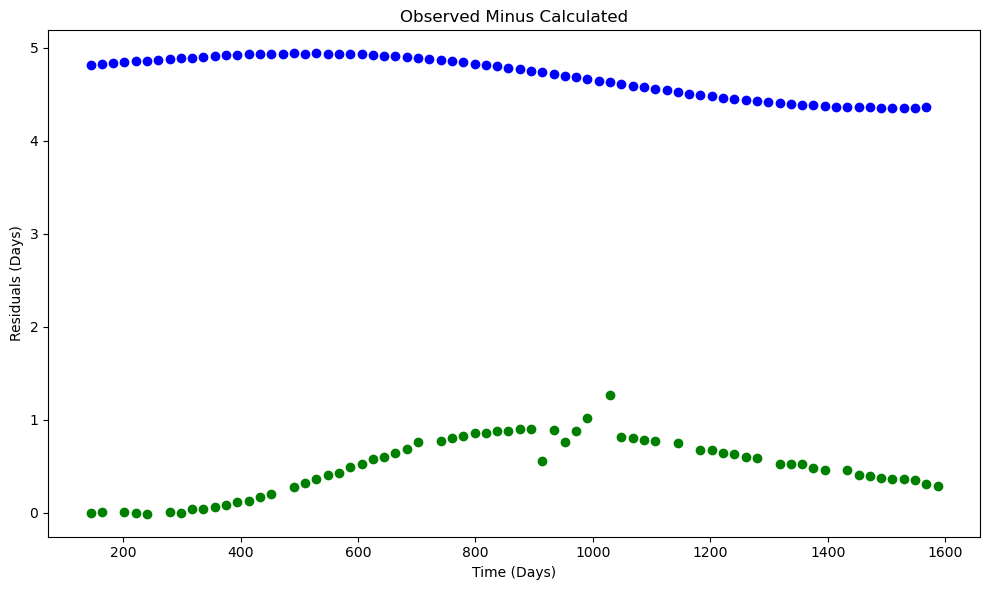
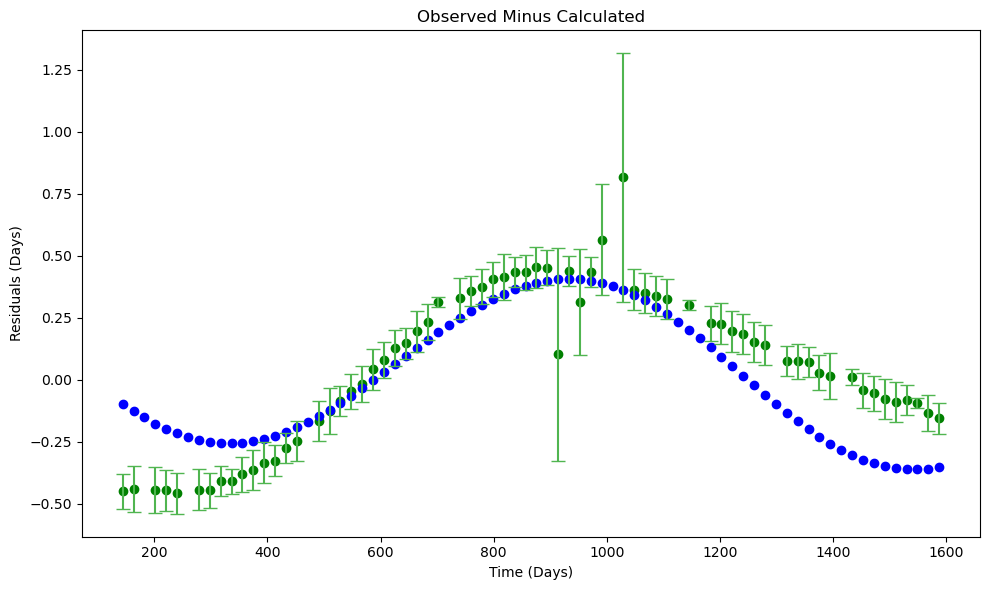
The change to this notebook cell's code, shown as a diff; its figure went from the first image to the second:
--- before
+++ after
@@ -11,24 +11,28 @@
 # and also this research paper for kep_9b: https://iopscience.iop.org/article/10.3847/1538-3881/aaa2fb/pdf
 
-# I don't know how to find longnode and mean_anomaly at t_0.
+# can directly subtract linear offset
+# mass to match amplitude
+# mean_anomaly, I think it's meant to match phase but changing it changes y-scale! I don't know why.
+# longnode, I don't really know.
+# eccentricity to change assymetry factor.
 
 kep_9b = models.Planet(
-    mass=0.0002,                         # M_sun #0.0001322
+    mass=0.0001322,                         # M_sun #0.0001322
     period=19.24,              # days
     eccentricity=0,
     inclination= 89.74,         # degrees
-    longnode= 0,           # degrees   # LONGITUDE OF ASCENDING NODE OMG!!
-    argument= 357,            # degrees
-    mean_anomaly= 125,       # degrees
+    longnode= 90,           # degrees   # LONGITUDE OF ASCENDING NODE OMG!!
+    argument= 0,            # degrees
+    mean_anomaly= 0,       # degrees
 )
 
 kep_9c = models.Planet(
-    mass=0.0002, #0.0000898267703
+    mass=0.00033, #0.0000898267703 #0.0004 worked best
     period=38.91,
-    eccentricity=0,
+    eccentricity=0.02,
     inclination=89.188,
     longnode= 0,
-    argument=167.5,
-    mean_anomaly= 55,
+    argument=83,
+    mean_anomaly= 90,
 )
 
@@ -40,4 +44,5 @@
 results = ttvfast.ttvfast(planets, stellar_mass, Time, dt, Total)
 planet_ids = results['positions'][0][0:114] # only filled to 114 values.
+print(planet_ids)
 transit_idx = results['positions'][1][0:114]
 transit_times = results['positions'][2][0:114] # same.
@@ -53,12 +58,16 @@
     # In total, i goes through planet_ids and transit_times, j chooses those that are related to kepler_9b.
 
-print(ttvfast_t_transit)
-print(np.size(ttvfast_t_transit))
-
-ttvfast_omc = ttvfast_t_transit - t_transit_the;
+ttvfast_omc = ttvfast_t_transit - t_transit_the
+print(np.size(ttvfast_omc))
+trend_poly = np.polyfit(t_transit_the, ttvfast_omc, 1);
+print(trend_poly)
+for i in range(len(ttvfast_omc)):
+    ttvfast_omc[i] -= t_transit_the[i] * trend_poly[0] + trend_poly[1]; #subtracts off polynomial trend
+print(ttvfast_omc)
 
 plt.figure(figsize = (10, 6))
 plt.scatter(t_transit_the_nn, omc_nn, color = 'green');
-plt.scatter(t_transit_the[0:75], ttvfast_omc[0:75], color = 'blue');
+plt.errorbar(t_transit_the_nn, omc_nn, yerr=t_unc, fmt='none', capsize=5, ecolor='#50b550') # parameters parsed using ChatGPT for formatting.
+plt.scatter(t_transit_the, ttvfast_omc, color = 'blue');
 plt.xlabel('Time (Days)')
 plt.ylabel('Residuals (Days)')

Commit: Assessment Final, for submission